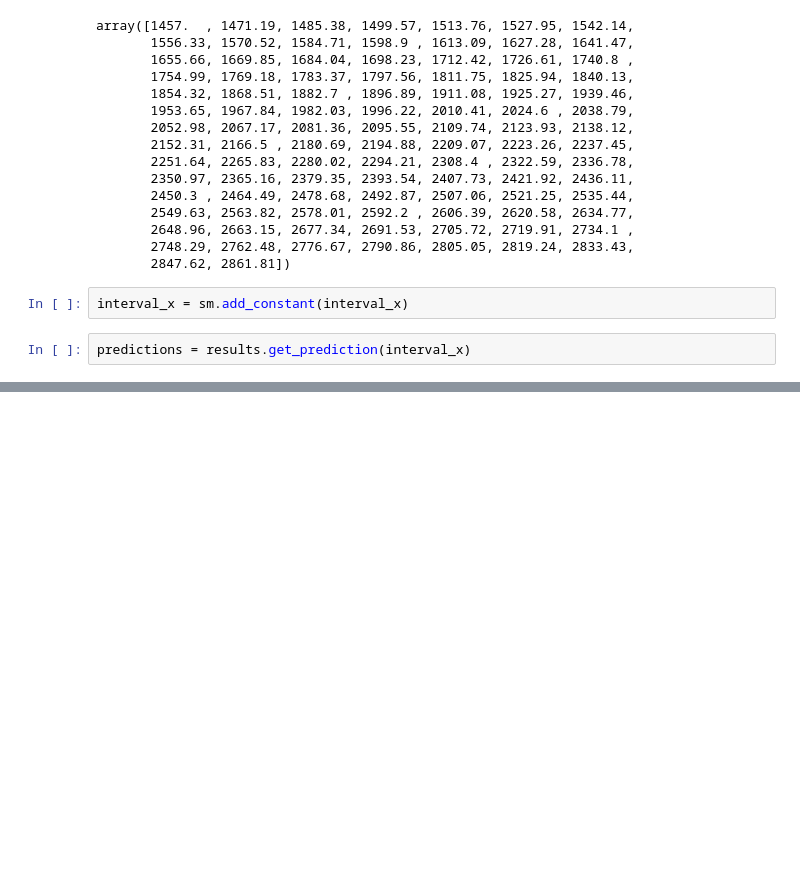
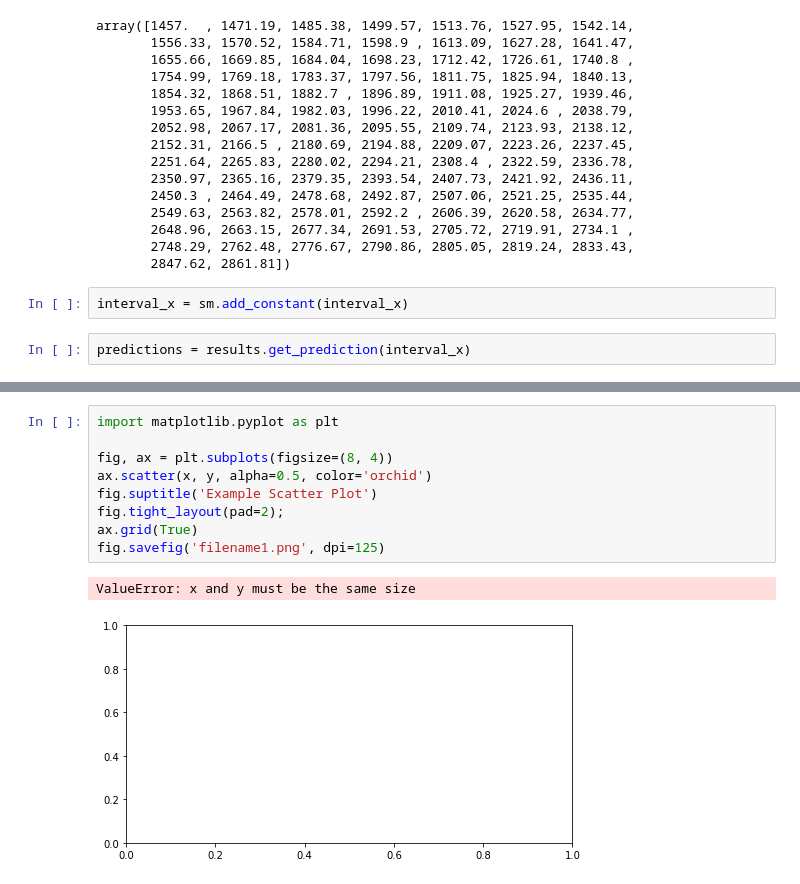
Before and after one commit to j-buss/Introduction-to-Linear-Regression-Analysis, a Jupyter notebook: Chapter_02/Chapter_02_Problems_Python.ipynb, the cells around one changed output, grey strips where cells are left out. Cells and saved outputs as stored; diff of their text form; blank space fills up the shorter version.

```diff
--- a/Chapter_02/Chapter_02_Problems_Python.ipynb
+++ b/Chapter_02/Chapter_02_Problems_Python.ipynb
@@ -165,0 +189,12 @@ predictions.summary_frame(0.05)
+# %%
+import matplotlib.pyplot as plt
+
+fig, ax = plt.subplots(figsize=(8, 4))
+ax.scatter(x, y, alpha=0.5, color='orchid')
+fig.suptitle('Example Scatter Plot')
+fig.tight_layout(pad=2);
+ax.grid(True)
+fig.savefig('filename1.png', dpi=125)
+# %% [output]
+ValueError: x and y must be the same size
+[figure, added]
```
Also changed, not shown: parts of 6 cells of this notebook.
